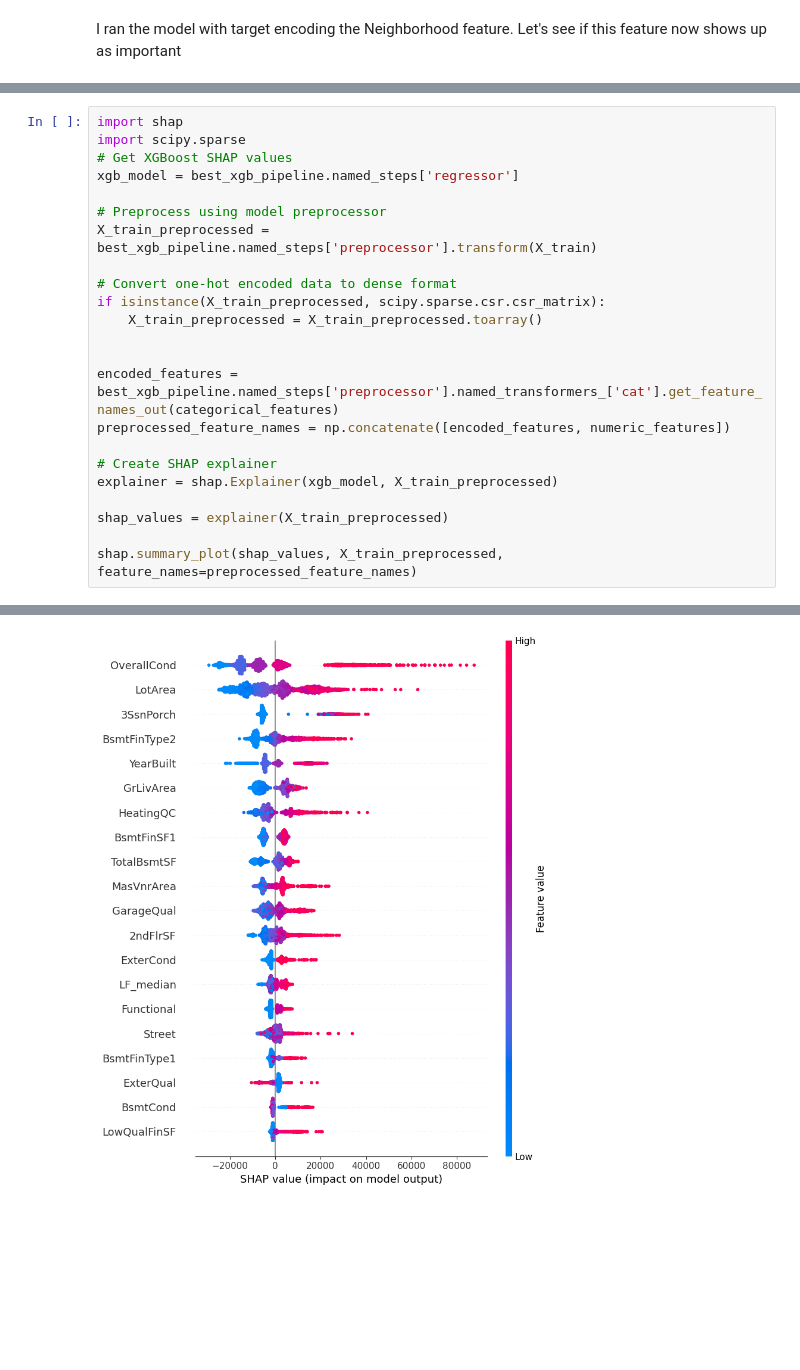
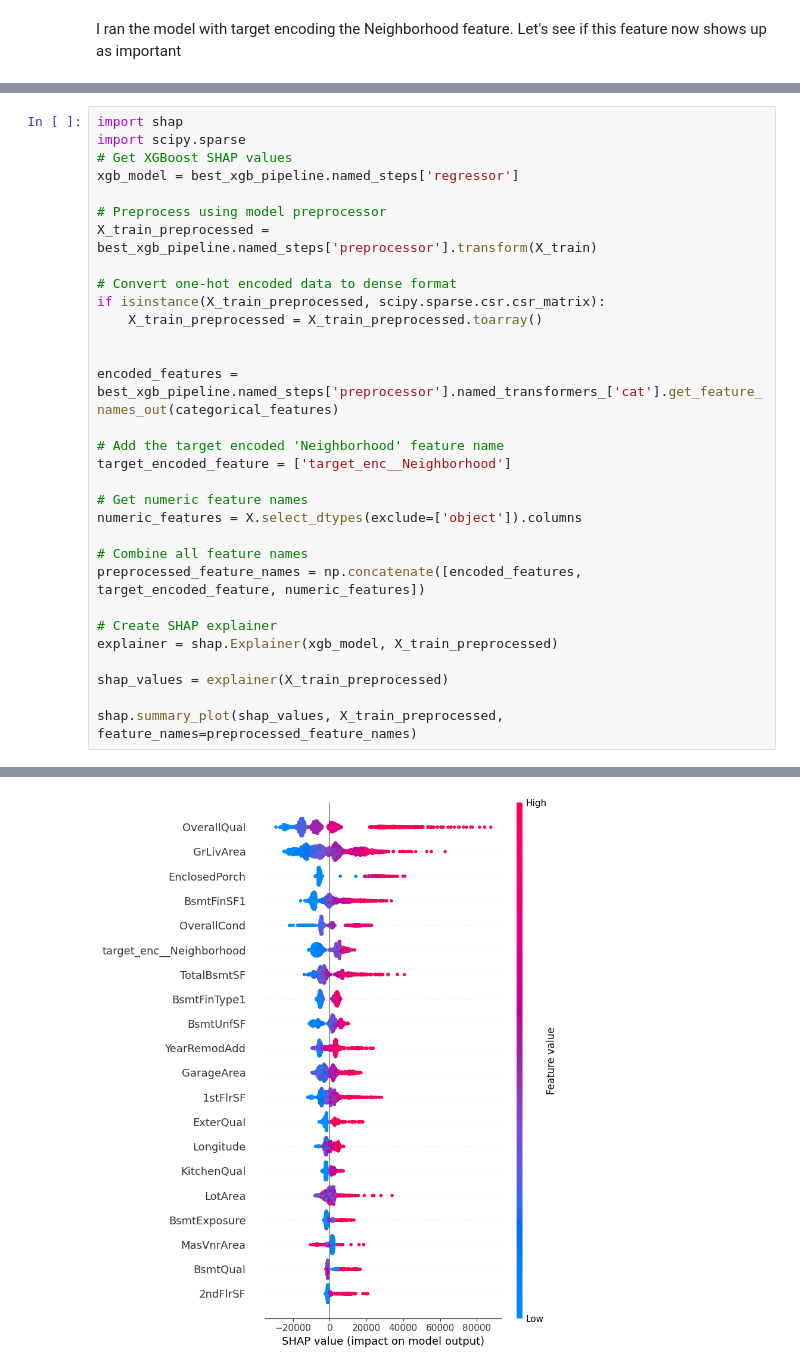
Before and after one commit to willfreeman1/AMES, a Jupyter notebook: neighborhood_targetencoded.ipynb, the cells around one changed output, grey strips where cells are left out. Drawn from its saved outputs; the diff is of its cells as text; blank space fills up the shorter version.

```diff
--- a/neighborhood_targetencoded.ipynb
+++ b/neighborhood_targetencoded.ipynb
@@ -232,7 +263,15 @@ if isinstance(X_train_preprocessed, scipy.sparse.csr.csr_matrix):
 
 
 encoded_features = best_xgb_pipeline.named_steps['preprocessor'].named_transformers_['cat'].get_feature_names_out(categorical_features)
-preprocessed_feature_names = np.concatenate([encoded_features, numeric_features])
+
+# Add the target encoded 'Neighborhood' feature name
+target_encoded_feature = ['target_enc__Neighborhood']
+
+# Get numeric feature names
+numeric_features = X.select_dtypes(exclude=['object']).columns
+
+# Combine all feature names
+preprocessed_feature_names = np.concatenate([encoded_features, target_encoded_feature, numeric_features])
 
 # Create SHAP explainer
 explainer = shap.Explainer(xgb_model, X_train_preprocessed)
@@ -246 +285 @@ Please use `csr_matrix` from the `scipy.sparse` namespace, the `scipy.sparse.csr
-[figure, old version]
+[figure, new version]
```
Also changed, not shown: parts of 6 cells of this notebook, 2 other files.
